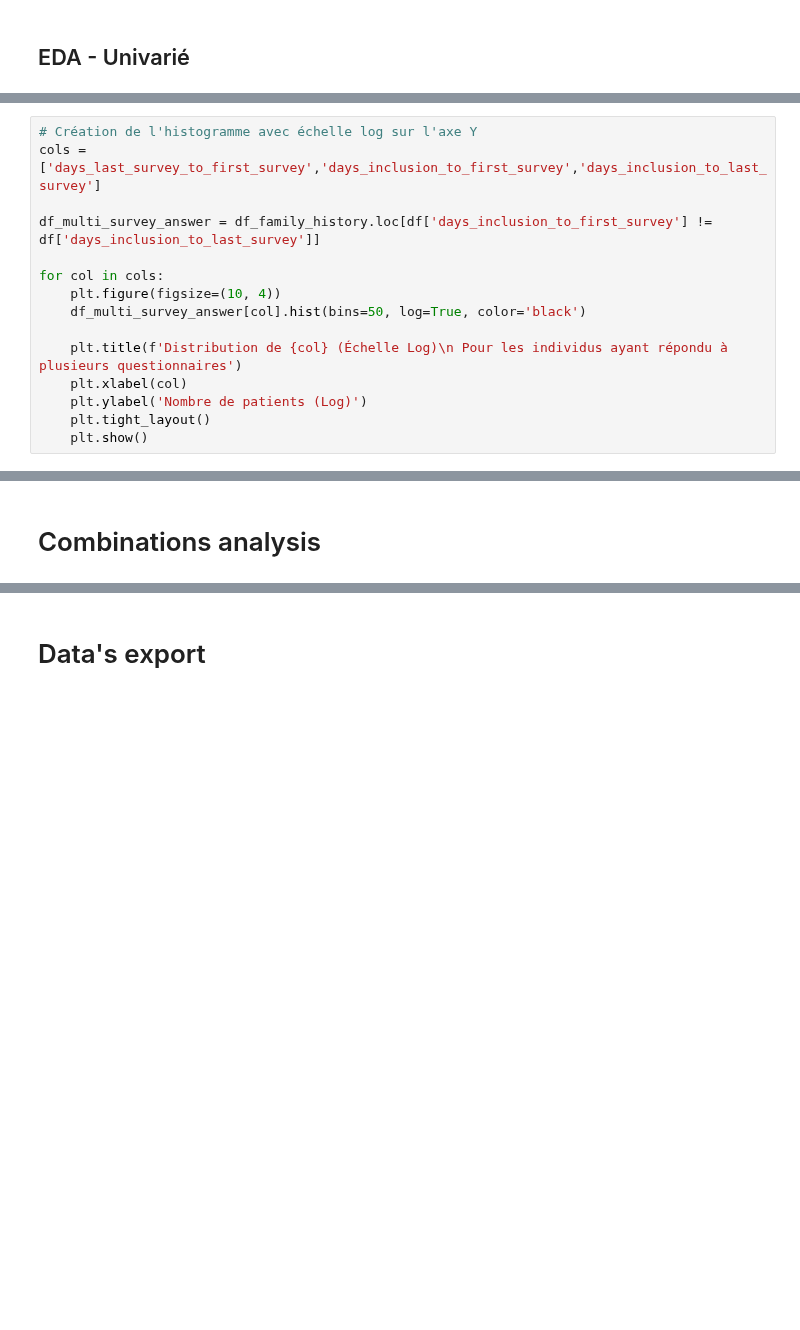
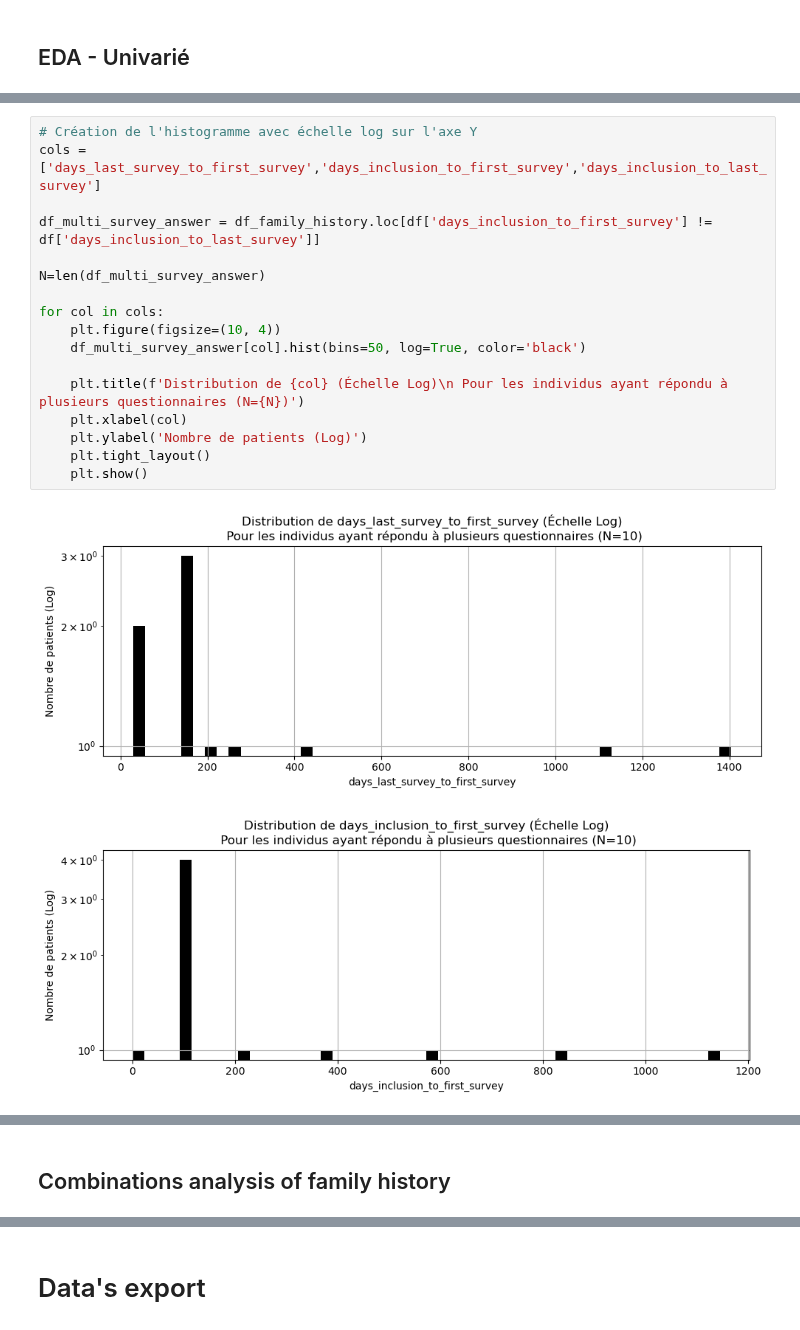
Before and after one commit to RR-DataSciences/Multi-trait-GWAS-in-admixed-populations, a Jupyter notebook: notebooks/53_BC_WITHIN_5Y_FamilyHistory_Treatment.ipynb, the cells around one changed output, grey strips where cells are left out. Drawn from its saved outputs; the diff is of its cells as text; blank space fills up the shorter version.

```diff
--- a/notebooks/53_BC_WITHIN_5Y_FamilyHistory_Treatment.ipynb
+++ b/notebooks/53_BC_WITHIN_5Y_FamilyHistory_Treatment.ipynb
@@ -177,15 +291,20 @@ for col in cols:
 # %%
 # Création de l'histogramme avec échelle log sur l'axe Y
 cols = ['days_last_survey_to_first_survey','days_inclusion_to_first_survey','days_inclusion_to_last_survey']
 
 df_multi_survey_answer = df_family_history.loc[df['days_inclusion_to_first_survey'] != df['days_inclusion_to_last_survey']]
 
+N=len(df_multi_survey_answer)
+
 for col in cols:
     plt.figure(figsize=(10, 4))
     df_multi_survey_answer[col].hist(bins=50, log=True, color='black')
 
-    plt.title(f'Distribution de {col} (Échelle Log)\n Pour les individus ayant répondu à plusieurs questionnaires')
+    plt.title(f'Distribution de {col} (Échelle Log)\n Pour les individus ayant répondu à plusieurs questionnaires (N={N})')
     plt.xlabel(col)
     plt.ylabel('Nombre de patients (Log)')
     plt.tight_layout()
     plt.show()
+# %% [output]
+[figure, added]
+[figure, added]
@@ -192,2 +312,2 @@ for col in cols:
 # %% [markdown]
-# Combinations analysis
+## Combinations analysis of family history
```
Also changed, not shown: parts of 29 cells of this notebook, 1 other file.
